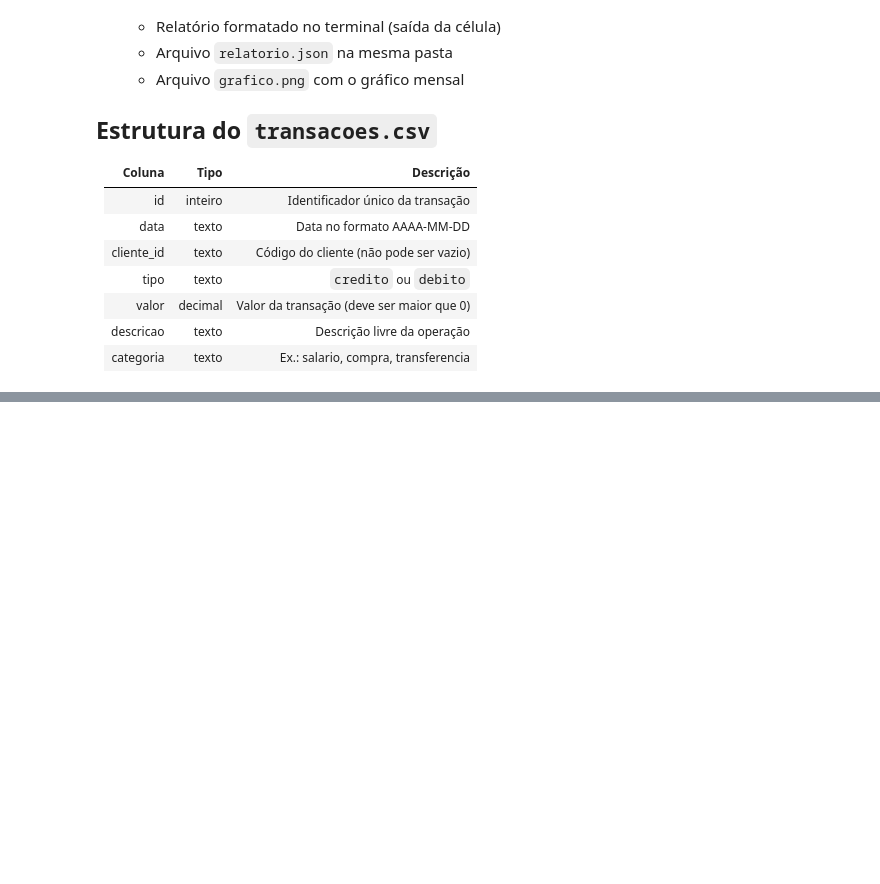
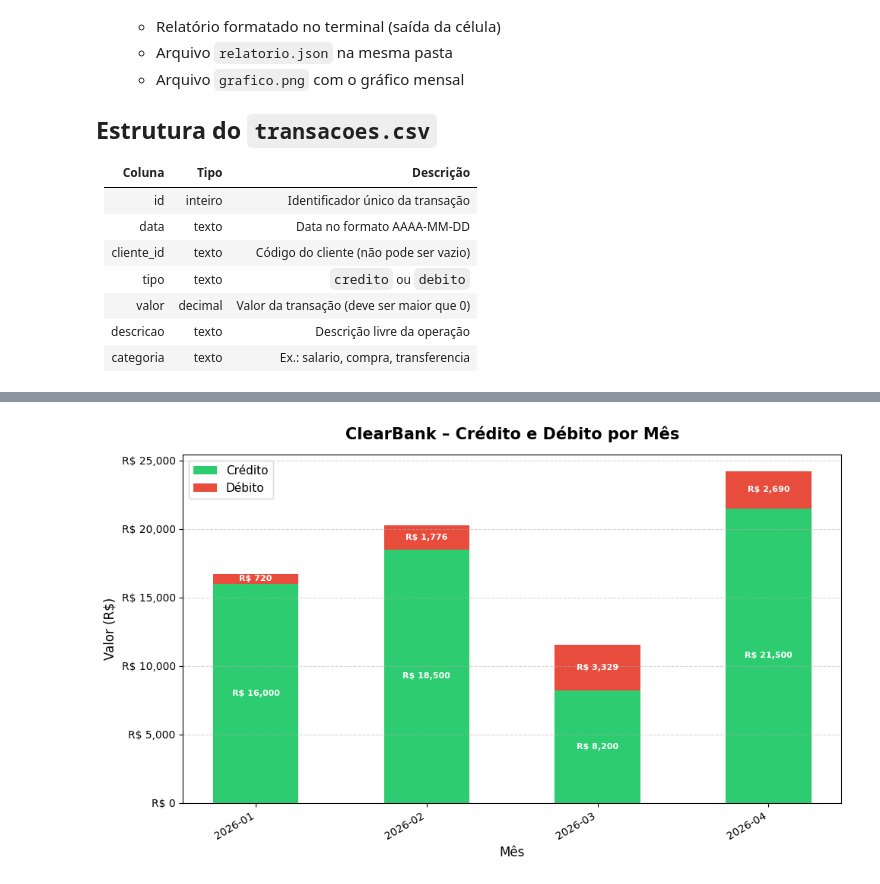
Before and after one commit to ArthurPMachado/clearbank-analise, a Jupyter notebook: desafio-final.ipynb, the cells around one changed output, grey strips where cells are left out. Saved outputs shown, nothing was run; the diff lists cells and outputs as text; code cells hidden in the pictures; blank space fills up the shorter version.

```diff
--- a/desafio-final.ipynb
+++ b/desafio-final.ipynb
@@ -30,14 +30,14 @@ import csv
 import json
 from datetime import datetime
 
-# ── Constantes ────────────────────────────────────────────────────────────────
-LIMITE_SUSPEITO: float = 10_000.00
-ARQUIVO_CSV: str = "transacoes.csv"
-ARQUIVO_JSON: str = "relatorio.json"
-ARQUIVO_GRAFICO: str = "grafico.png"
-TIPOS_VALIDOS: set[str] = {"credito", "debito"}
+# ── Constants ────────────────────────────────────────────────────────────────
+MAX_VALUE: float = 10_000.00
+CSV_FILE: str = "transacoes.csv"
+JSON_FILE: str = "relatorio.json"
+CHART_FILE: str = "grafico.png"
+VALID_TYPES: set[str] = {"credito", "debito"}
 
-print("Constantes carregadas:")
-print(f"  LIMITE_SUSPEITO = R$ {LIMITE_SUSPEITO:,.2f}")
-print(f"  ARQUIVO_CSV     = {ARQUIVO_CSV}")
-print(f"  ARQUIVO_JSON    = {ARQUIVO_JSON}")
+print("Constants loaded:")
+print(f"  MAX_VALUE = R$ {MAX_VALUE:,.2f}")
+print(f"  CSV_FILE     = {CSV_FILE}")
+print(f"  JSON_FILE    = {JSON_FILE}")
@@ -330,45 +369,48 @@ Gráfico de barras empilhadas com crédito e débito por mês (Opção C do enun
 # %%
-import matplotlib.pyplot as plt
+import matplotlib.pyplot as matplot
 
-def gerar_grafico(relatorio: dict, filepath: str) -> None:
-    """Gera gráfico de barras empilhadas (crédito e débito por mês) e salva como imagem."""
-    meses = list(relatorio["resumo_mensal"].keys())
-    creditos = [relatorio["resumo_mensal"][m]["total_credito"] for m in meses]
-    debitos = [relatorio["resumo_mensal"][m]["total_debito"] for m in meses]
+def generate_chart(report: dict, filepath: str) -> None:
+    """Generate stacked bar chart (credit and debit per month) and saves as image"""
+    months = list(report["resumo_mensal"].keys())
+    credits = [report["resumo_mensal"][month]["total_credito"] for month in months]
+    debits = [report["resumo_mensal"][month]["total_debito"] for month in months]
 
-    x = range(len(meses))
-    largura = 0.5
+    x = range(len(months))
+    width = 0.5
 
-    fig, ax = plt.subplots(figsize=(10, 6))
+    # Create a chart with 10 inches wide and 6 inches tall
+    # axes is the individual plot to draw the chart
+    figure, chart_axes = matplot.subplots(figsize=(10, 6))
 
-    barras_credito = ax.bar(x, creditos, largura, label="Crédito", color="#2ecc71")
-    barras_debito = ax.bar(x, debitos, largura, bottom=creditos, label="Débito", color="#e74c3c")
+    credit_bars = chart_axes.bar(x, credits, width, label="Crédito", color="#2ecc71")
+    debit_bars = chart_axes.bar(x, debits, width, bottom=credits, label="Débito", color="#e74c3c")
 
-    ax.set_title("ClearBank – Crédito e Débito por Mês", fontsize=15, fontweight="bold", pad=15)
-    ax.set_xlabel("Mês", fontsize=12)
-    ax.set_ylabel("Valor (R$)", fontsize=12)
-    ax.set_xticks(list(x))
-    ax.set_xticklabels(meses, rotation=30, ha="right")
-    ax.legend(fontsize=11)
-    ax.yaxis.set_major_formatter(plt.FuncFormatter(lambda v, _: f"R$ {v:,.0f}"))
-    ax.grid(axis="y", linestyle="--", alpha=0.5)
+    chart_axes.set_title("ClearBank – Crédito e Débito por Mês", fontsize=15, fontweight="bold", pad=15)
+    chart_axes.set_xlabel("Mês", fontsize=12)
+    chart_axes.set_ylabel("Valor (R$)", fontsize=12)
+    chart_axes.set_xticks(list(x))
+    chart_axes.set_xticklabels(months, rotation=30, ha="right")
+    chart_axes.legend(fontsize=11)
+    chart_axes.yaxis.set_major_formatter(matplot.FuncFormatter(lambda v, _: f"R$ {v:,.0f}"))
+    chart_axes.grid(axis="y", linestyle="--", alpha=0.5)
 
-    # Rótulos de valor nas barras de crédito
-    for bar, val in zip(barras_credito, creditos):
+    # Credit bars label
+    for bar, val in zip(credit_bars, credits):
         if val > 0:
-            ax.text(bar.get_x() + bar.get_width() / 2, bar.get_height() / 2,
+            chart_axes.text(bar.get_x() + bar.get_width() / 2, bar.get_height() / 2,
                     f"R$ {val:,.0f}", ha="center", va="center", fontsize=8, color="white", fontweight="bold")
 
-    # Rótulos de valor nas barras de débito
-    for bar, base, val in zip(barras_debito, creditos, debitos):
+    # Debit bars label
+    for bar, base, val in zip(debit_bars, credits, debits):
         if val > 0:
-            ax.text(bar.get_x() + bar.get_width() / 2, base + val / 2,
+            chart_axes.text(bar.get_x() + bar.get_width() / 2, base + val / 2,
                     f"R$ {val:,.0f}", ha="center", va="center", fontsize=8, color="white", fontweight="bold")
 
-    plt.tight_layout()
-    plt.savefig(filepath, dpi=150)
-    plt.show()
-    print(f"Gráfico salvo em: {filepath}")
+    matplot.tight_layout()
+    matplot.savefig(filepath, dpi=150)
+    matplot.show()
+    print(f"Chart saved on: {filepath}")
 
-
-gerar_grafico(relatorio, ARQUIVO_GRAFICO)
+generate_chart(report, CHART_FILE)
+# %% [output]
+[figure, added]
```
Also changed, not shown: parts of 14 cells of this notebook, 1 other file.
